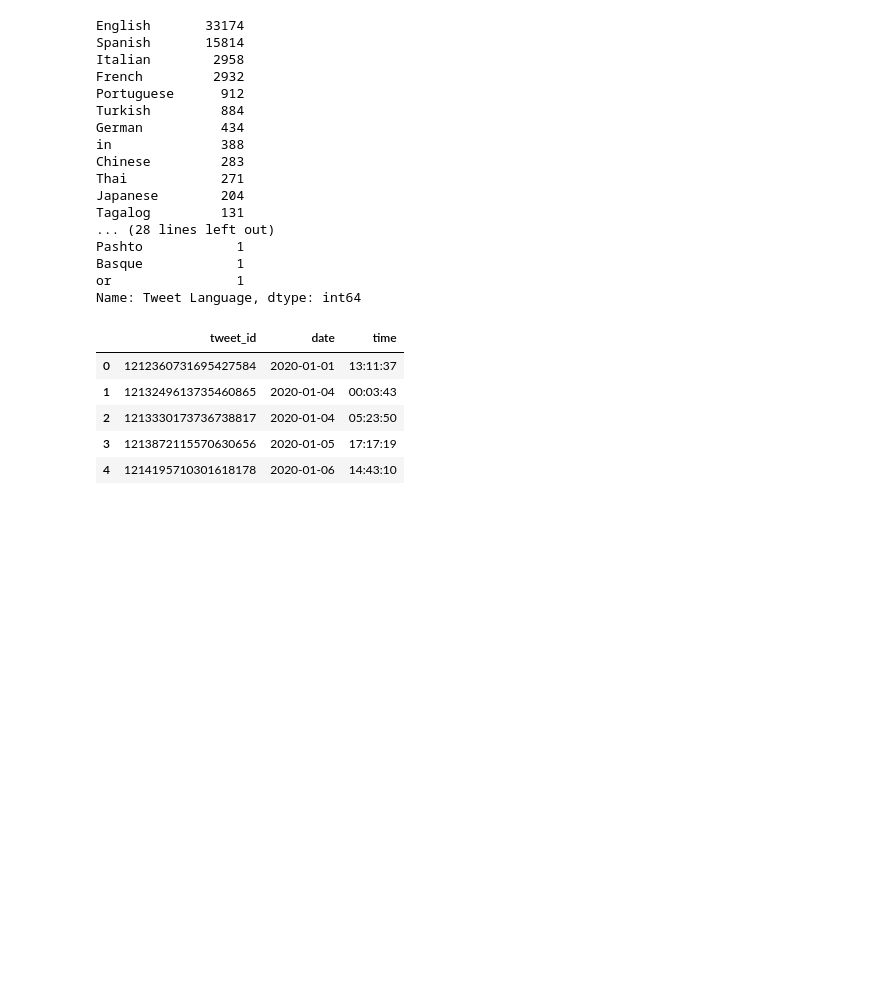
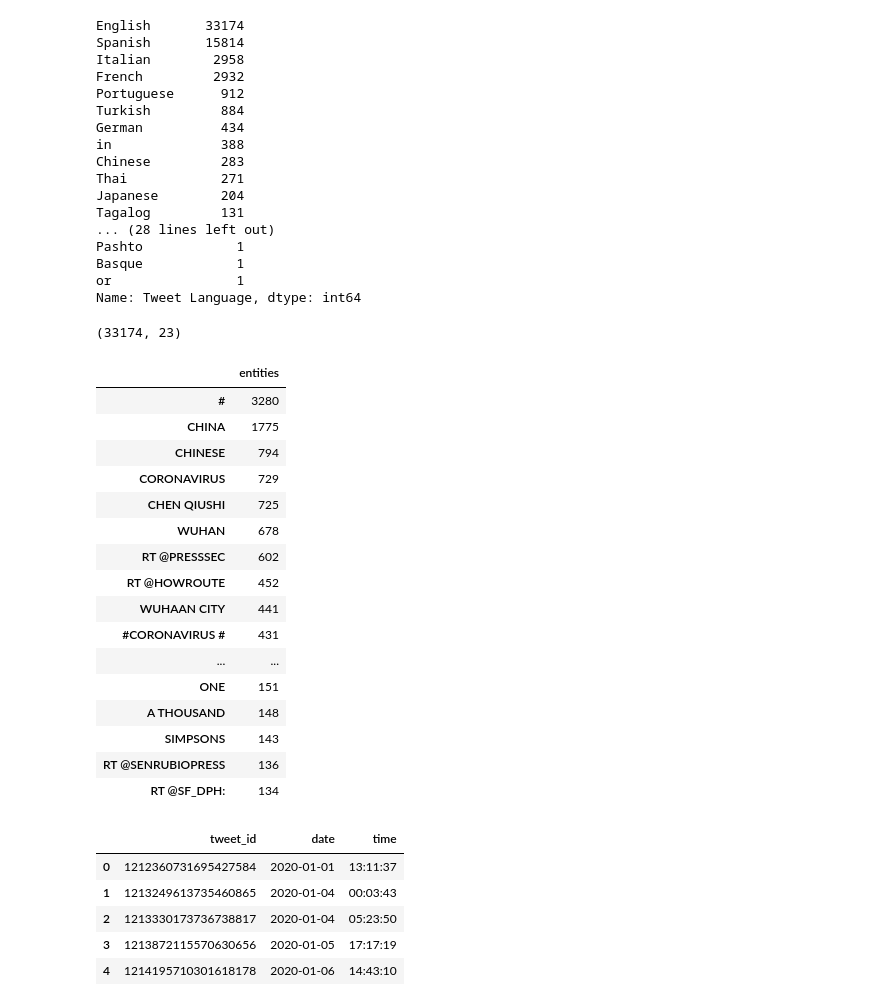
Before and after one commit to cravenre/Twitter_sentiment_in_pandemic, a Jupyter notebook: initial_exploration_cleaning.ipynb, the cells around one changed output. Saved outputs shown, nothing was run; the diff lists cells and outputs as text; code cells hidden in the pictures; blank space fills up the shorter version.

```diff
--- a/initial_exploration_cleaning.ipynb
+++ b/initial_exploration_cleaning.ipynb
@@ -210,6 +211,34 @@ Pashto            1
 Basque            1
 or                1
 Name: Tweet Language, dtype: int64
+# %%
+tweets2 = tweets2[tweets2['Tweet Language']=='English']
+# %%
+tweets2.shape
+# %% [output]
+(33174, 23)
+# %%
+entity_counts = pd.DataFrame(tweets2.entities.value_counts(ascending = False))
+
+entity_counts.head(30)
+# %% [output]
+|  | entities |
+| # | 3280 |
+| CHINA | 1775 |
+| CHINESE | 794 |
+| CORONAVIRUS | 729 |
+| CHEN QIUSHI | 725 |
+| WUHAN | 678 |
+| RT @PRESSSEC | 602 |
+| RT @HOWROUTE | 452 |
+| WUHAAN CITY | 441 |
+| #CORONAVIRUS # | 431 |
+| ... | ... |
+| ONE | 151 |
+| A THOUSAND | 148 |
+| SIMPSONS | 143 |
+| RT @SENRUBIOPRESS | 136 |
+| RT @SF_DPH: | 134 |
 # %%
 tweet_ids = pd.read_csv('data/full_dataset.tsv', sep='\t')
 # %%
```
Also changed, not shown: parts of 22 cells of this notebook.
